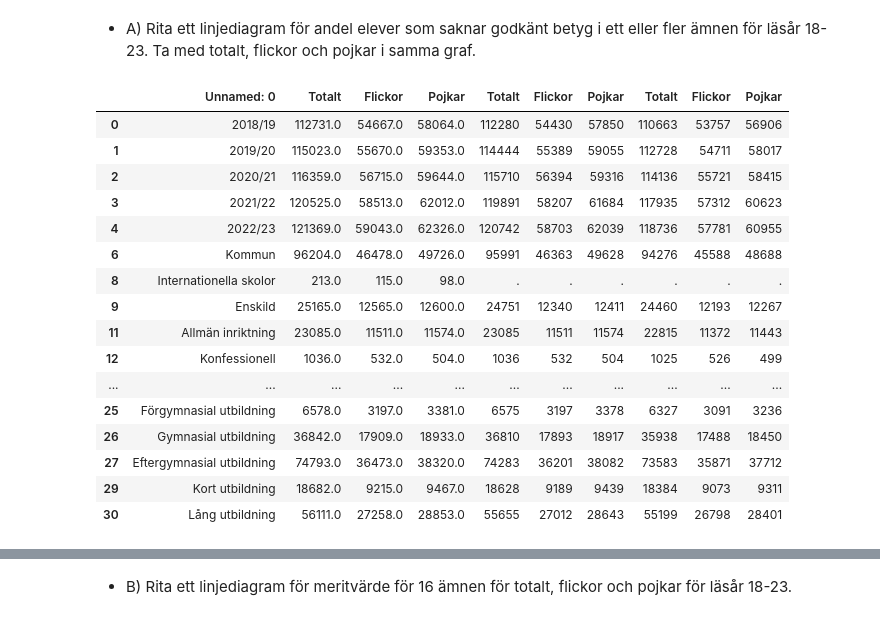
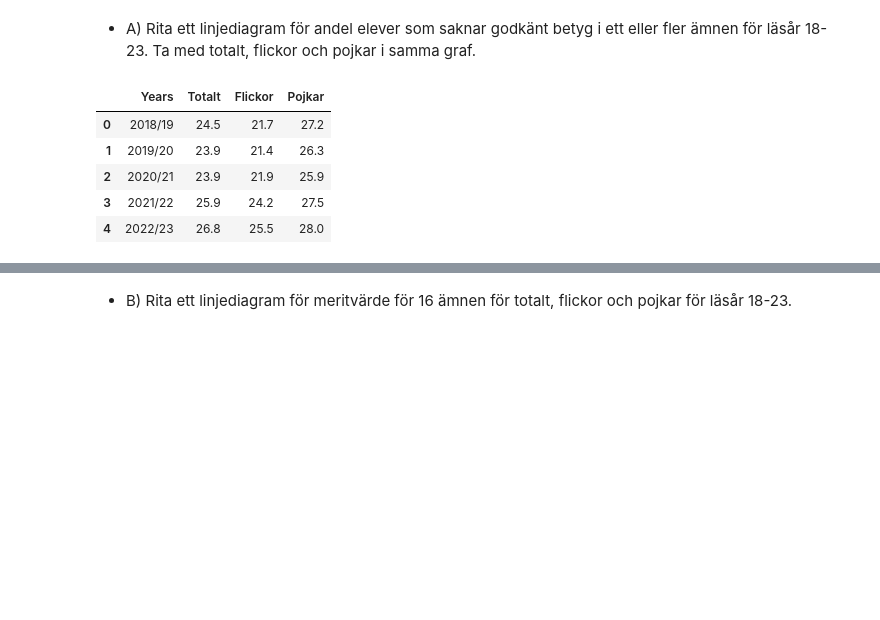
Before and after one commit to mosendamnit/Python-Muhsin-Ahmad-OPA23, a Jupyter notebook: Lab2/Uppgift_1/uppgift_1.ipynb, the cells around one changed output, grey strips where cells are left out. Drawn from its saved outputs; the diff is of its cells as text; code cells hidden in the pictures; blank space fills up the shorter version.

```diff
--- a/Lab2/Uppgift_1/uppgift_1.ipynb
+++ b/Lab2/Uppgift_1/uppgift_1.ipynb
@@ -7,30 +7,19 @@
 # %%
 import pandas as pd
 
-df_betyg = pd.read_excel("../Uppgift_1/betyg_o_prov_riksnivå.xlsx", skiprows=9)
-
-df_betyg = df_betyg.drop([5,7,10,17,24,28])
+df_betyg = pd.read_excel("../Uppgift_1/betyg_o_prov_riksnivå.xlsx", sheet_name= "Tabell 1B" , skiprows=7)
+df_betyg = df_betyg.iloc[:5]
+df_betyg=df_betyg.drop(columns=['Totalt' , 'Flickor', 'Pojkar' , 'Totalt.1' , 'Flickor.1', 'Pojkar.1'] , axis=1)
 # %%
-column_rename = {df_betyg.columns[1]: "Totalt" , df_betyg.columns[2]: "Flickor" , df_betyg.columns[3]: "Pojkar " , df_betyg.columns[4]: "Totalt " , df_betyg.columns[5]: "Flickor" , df_betyg.columns[6]: "Pojkar", df_betyg.columns[7]: "Totalt" , df_betyg.columns[8]: "Flickor" , df_betyg.columns[9]: "Pojkar"}
+column_rename = {df_betyg.columns[0]: "Years", df_betyg.columns[1]: "Totalt" ,df_betyg.columns[2]: "Flickor" , df_betyg.columns[3]: "Pojkar"}
 
 df_betyg = df_betyg.rename(columns=column_rename)
 
 df_betyg
 # %% [output]
-|  | Unnamed: 0 | Totalt | Flickor | Pojkar | Totalt | Flickor | Pojkar | Totalt | Flickor | Pojkar |
-| 0 | 2018/19 | 112731.0 | 54667.0 | 58064.0 | 112280 | 54430 | 57850 | 110663 | 53757 | 56906 |
-| 1 | 2019/20 | 115023.0 | 55670.0 | 59353.0 | 114444 | 55389 | 59055 | 112728 | 54711 | 58017 |
-| 2 | 2020/21 | 116359.0 | 56715.0 | 59644.0 | 115710 | 56394 | 59316 | 114136 | 55721 | 58415 |
-| 3 | 2021/22 | 120525.0 | 58513.0 | 62012.0 | 119891 | 58207 | 61684 | 117935 | 57312 | 60623 |
-| 4 | 2022/23 | 121369.0 | 59043.0 | 62326.0 | 120742 | 58703 | 62039 | 118736 | 57781 | 60955 |
-| 6 | Kommun | 96204.0 | 46478.0 | 49726.0 | 95991 | 46363 | 49628 | 94276 | 45588 | 48688 |
-| 8 | Internationella skolor | 213.0 | 115.0 | 98.0 | . | . | . | . | . | . |
-| 9 | Enskild | 25165.0 | 12565.0 | 12600.0 | 24751 | 12340 | 12411 | 24460 | 12193 | 12267 |
-| 11 | Allmän inriktning | 23085.0 | 11511.0 | 11574.0 | 23085 | 11511 | 11574 | 22815 | 11372 | 11443 |
-| 12 | Konfessionell | 1036.0 | 532.0 | 504.0 | 1036 | 532 | 504 | 1025 | 526 | 499 |
-| ... | ... | ... | ... | ... | ... | ... | ... | ... | ... | ... |
-| 25 | Förgymnasial utbildning | 6578.0 | 3197.0 | 3381.0 | 6575 | 3197 | 3378 | 6327 | 3091 | 3236 |
-| 26 | Gymnasial utbildning | 36842.0 | 17909.0 | 18933.0 | 36810 | 17893 | 18917 | 35938 | 17488 | 18450 |
-| 27 | Eftergymnasial utbildning | 74793.0 | 36473.0 | 38320.0 | 74283 | 36201 | 38082 | 73583 | 35871 | 37712 |
-| 29 | Kort utbildning | 18682.0 | 9215.0 | 9467.0 | 18628 | 9189 | 9439 | 18384 | 9073 | 9311 |
-| 30 | Lång utbildning | 56111.0 | 27258.0 | 28853.0 | 55655 | 27012 | 28643 | 55199 | 26798 | 28401 |
+|  | Years | Totalt | Flickor | Pojkar |
+| 0 | 2018/19 | 24.5 | 21.7 | 27.2 |
+| 1 | 2019/20 | 23.9 | 21.4 | 26.3 |
+| 2 | 2020/21 | 23.9 | 21.9 | 25.9 |
+| 3 | 2021/22 | 25.9 | 24.2 | 27.5 |
+| 4 | 2022/23 | 26.8 | 25.5 | 28.0 |
```
Also changed, not shown: parts of 5 cells of this notebook.
